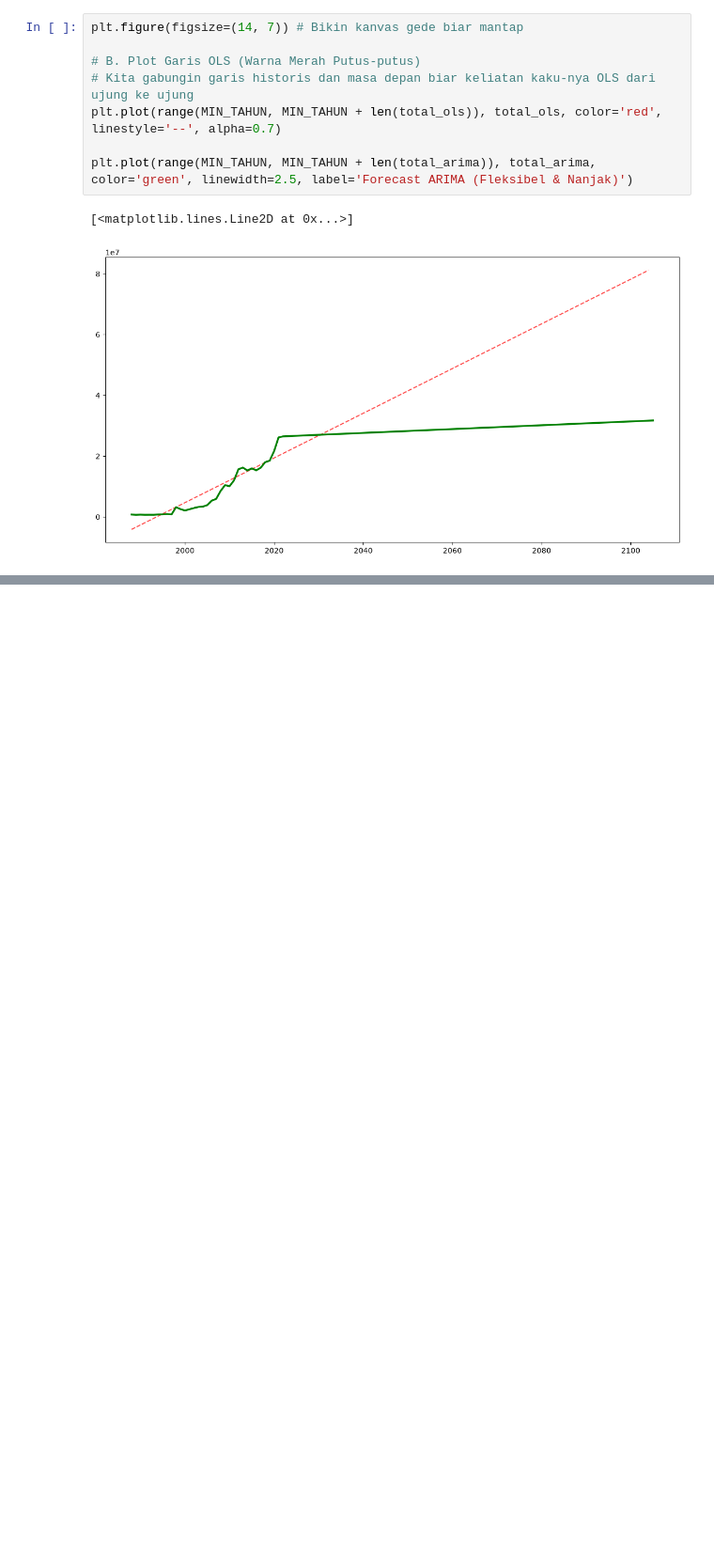
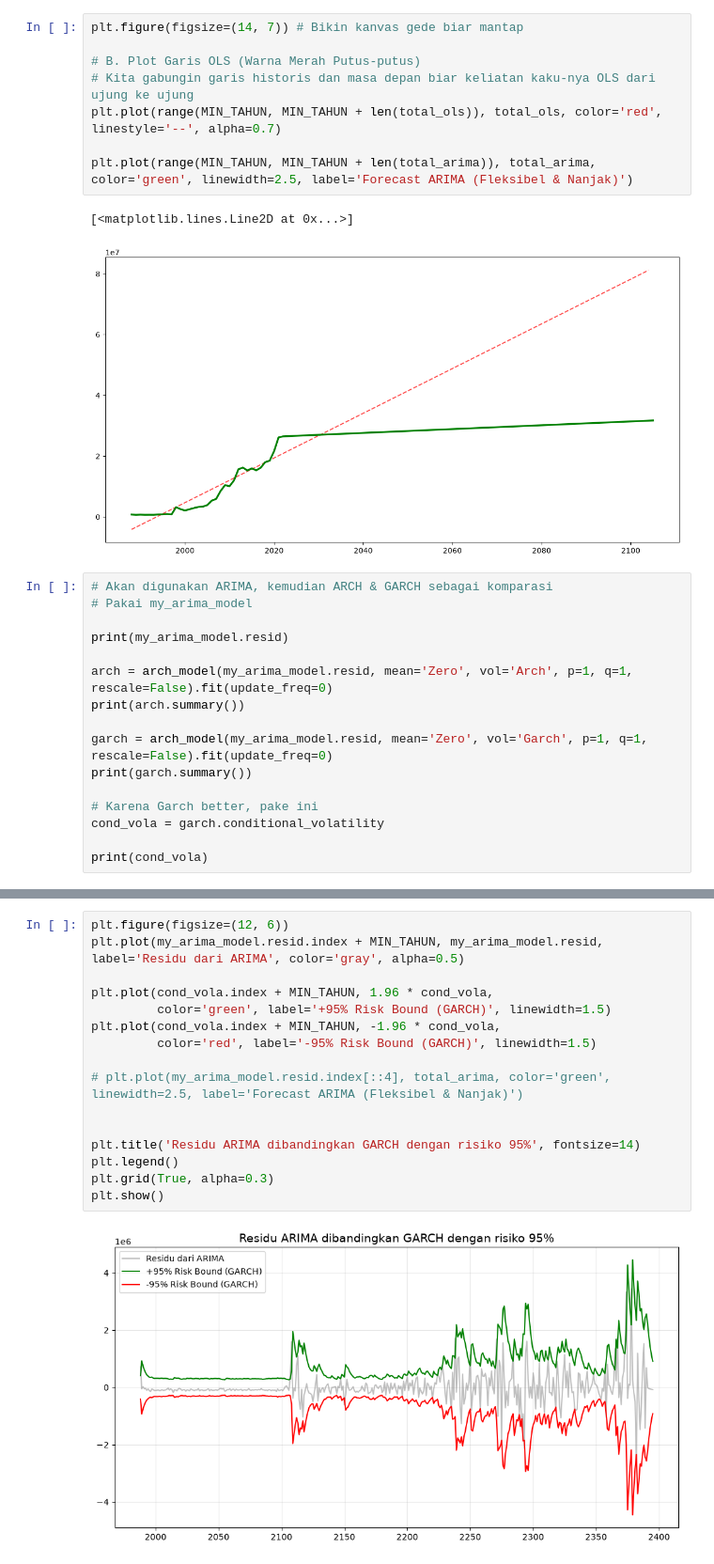
Before and after one commit to FaranAiki/belajar_nsc, a Jupyter notebook: 00_gold/adw_gold_indonesia.ipynb, the cells around one changed output, grey strips where cells are left out. Shown at 94% size. Cells and saved outputs as stored; diff of their text form; blank space fills up the shorter version.

Commit message:
add: remove prophet; arch and garch

```diff
--- a/00_gold/adw_gold_indonesia.ipynb
+++ b/00_gold/adw_gold_indonesia.ipynb
@@ -230,3 +231,19 @@ plt.plot(range(MIN_TAHUN, MIN_TAHUN + len(total_arima)), total_arima, color='gre
 # %% [output]
 [<matplotlib.lines.Line2D at 0x...>]
 [figure]
+# %%
+# Akan digunakan ARIMA, kemudian ARCH & GARCH sebagai komparasi
+# Pakai my_arima_model
+
+print(my_arima_model.resid)
+
+arch = arch_model(my_arima_model.resid, mean='Zero', vol='Arch', p=1, q=1, rescale=False).fit(update_freq=0)
+print(arch.summary())
+
+garch = arch_model(my_arima_model.resid, mean='Zero', vol='Garch', p=1, q=1, rescale=False).fit(update_freq=0)
+print(garch.summary())
+
+# Karena Garch better, pake ini
+cond_vola = garch.conditional_volatility
+
+print(cond_vola)
@@ -232,0 +268,18 @@ plt.plot(range(MIN_TAHUN, MIN_TAHUN + len(total_arima)), total_arima, color='gre
+# %%
+plt.figure(figsize=(12, 6))
+plt.plot(my_arima_model.resid.index + MIN_TAHUN, my_arima_model.resid, label='Residu dari ARIMA', color='gray', alpha=0.5)
+
+plt.plot(cond_vola.index + MIN_TAHUN, 1.96 * cond_vola,
+         color='green', label='+95% Risk Bound (GARCH)', linewidth=1.5)
+plt.plot(cond_vola.index + MIN_TAHUN, -1.96 * cond_vola,
+         color='red', label='-95% Risk Bound (GARCH)', linewidth=1.5)
+
+# plt.plot(my_arima_model.resid.index[::4], total_arima, color='green', linewidth=2.5, label='Forecast ARIMA (Fleksibel & Nanjak)')
+
+
+plt.title('Residu ARIMA dibandingkan GARCH dengan risiko 95%', fontsize=14)
+plt.legend()
+plt.grid(True, alpha=0.3)
+plt.show()
+# %% [output]
+[figure, added]
```
Also changed, not shown: parts of 4 cells of this notebook.
